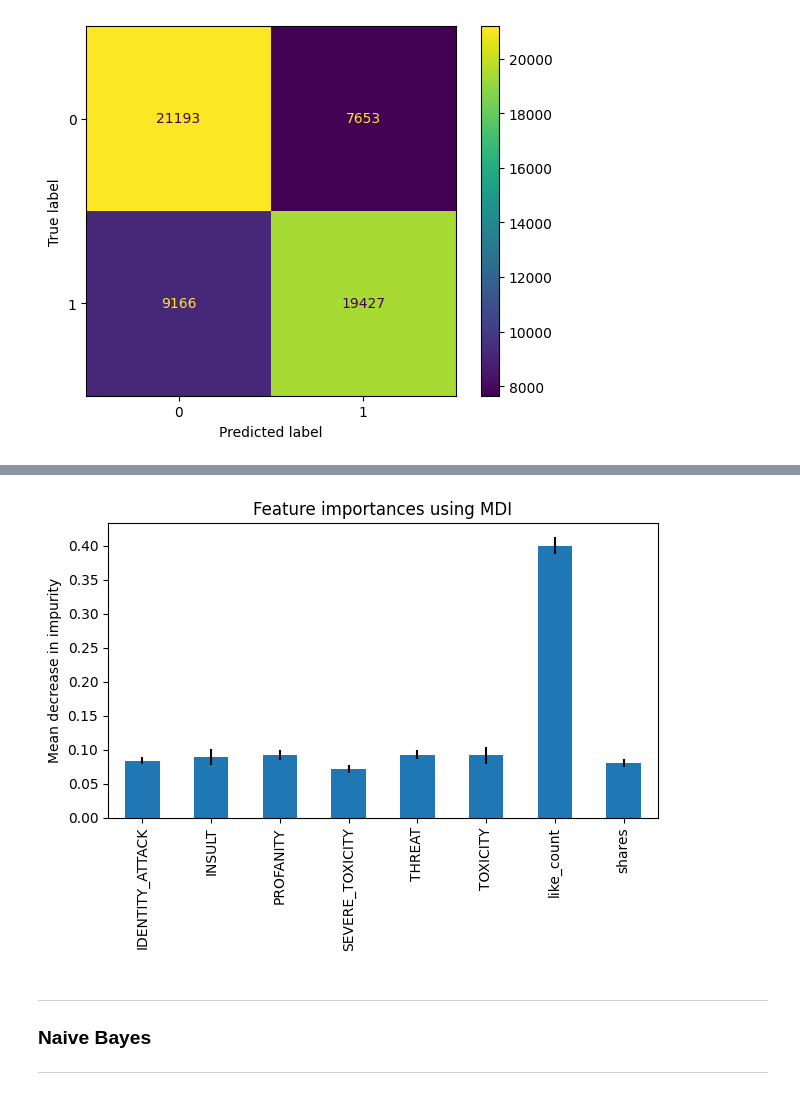
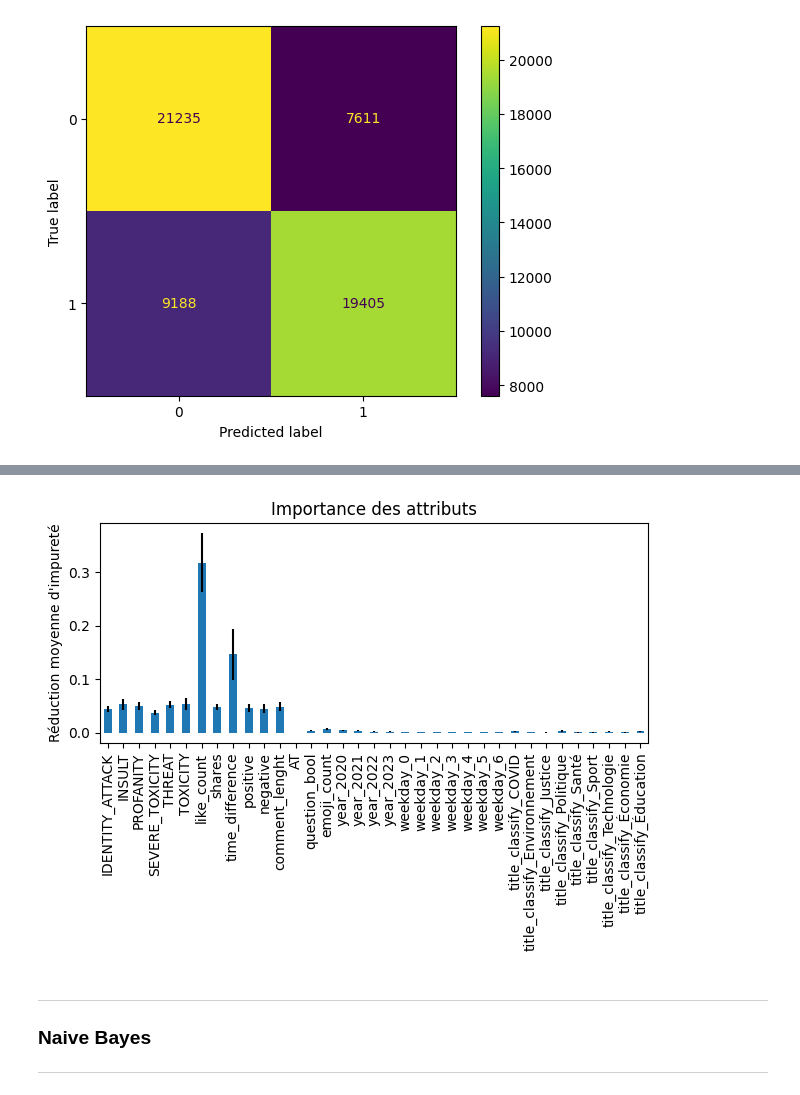
Before and after one commit to caseguin/GLO-7027, a Jupyter notebook: charles_workspace/charles_model_v2.ipynb, the cells around one changed output, grey strips where cells are left out. Cells and saved outputs as stored; diff of their text form; code cells hidden in the pictures.

```diff
--- a/charles_workspace/charles_model_v2.ipynb
+++ b/charles_workspace/charles_model_v2.ipynb
@@ -85,7 +85,7 @@ df_model['comments_binary'] = np.where(df_model['comment_count']==0, 0, 1)
 
 df_model = pd.get_dummies(df_model, columns = ['year', 'weekday', 'title_classify'])
 
-col_to_keep = ['IDENTITY_ATTACK', 'INSULT', 'PROFANITY', 'SEVERE_TOXICITY', 'THREAT', 'TOXICITY', 'like_count', 'shares', 'time_difference', 'positive', 'negative', 'comment_lenght', 'AT', 'question_bool', 'comments_binary']
+col_to_keep = ['IDENTITY_ATTACK', 'INSULT', 'PROFANITY', 'SEVERE_TOXICITY', 'THREAT', 'TOXICITY', 'like_count', 'shares', 'time_difference', 'positive', 'negative', 'comment_lenght', 'AT', 'question_bool', 'emoji_count','comments_binary']
 columns = ['year', 'weekday', 'title_classify']
 
 # Include hotencoded attributs
@@ -116,7 +116,7 @@ df_model = df_model.loc[df_model['time_difference']>0].copy()
 
 
 # Normalize columns
-cols = ['like_count', 'shares', 'time_difference', 'comment_lenght']
+cols = ['like_count', 'shares', 'time_difference', 'comment_lenght', 'emoji_count']
 df_model = normalizeCols(df_model, cols)
 df_model.head()
 
@@ -425,14 +589,14 @@ Elapsed time to compute the importances: 0.036 seconds
 # %%
 forest_importances = pd.Series(importances, index=feature_names)
 
 fig, ax = plt.subplots()
 forest_importances.plot.bar(yerr=std, ax=ax)
-ax.set_title("Feature importances using MDI")
-ax.set_ylabel("Mean decrease in impurity")
+ax.set_title("Importance des attributs")
+ax.set_ylabel("Réduction moyenne d'impureté")
 plt.savefig('FeatureImportance.png', dpi=300, bbox_inches='tight')
 fig.tight_layout()
 # %% [output]
-[figure, old version]
+[figure, new version]
 # %% [markdown]
 ***
 ### Naive Bayes
```
Also changed, not shown: parts of 25 cells of this notebook, 4 other files.
